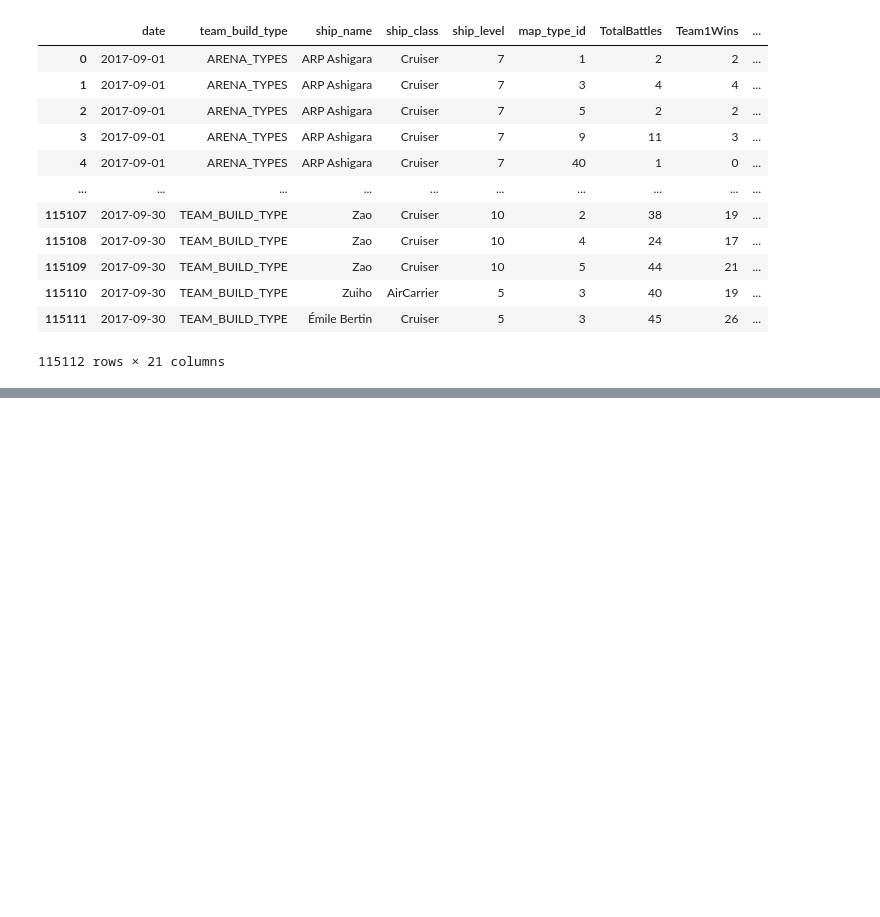
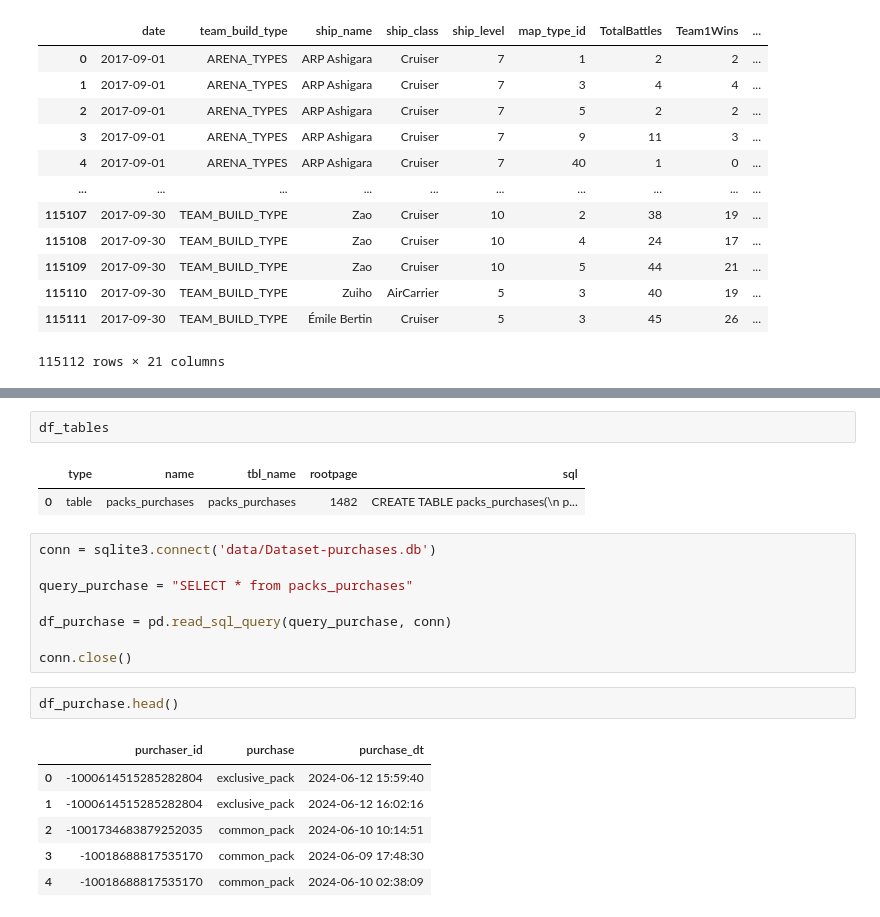
Before and after one commit to opqi/lestra_test, a Jupyter notebook: explore_data.ipynb, the cells around one changed output, grey strips where cells are left out. Drawn from its saved outputs; the diff is of its cells as text; blank space fills up the shorter version.

```diff
--- a/explore_data.ipynb
+++ b/explore_data.ipynb
@@ -145,0 +156,22 @@ df_daily_gran
+# %%
+df_tables
+# %% [output]
+|  | type | name | tbl_name | rootpage | sql |
+| 0 | table | packs_purchases | packs_purchases | 1482 | CREATE TABLE packs_purchases(\n p... |
+# %%
+conn = sqlite3.connect('data/Dataset-purchases.db')
+
+query_purchase = "SELECT * from packs_purchases"
+
+df_purchase = pd.read_sql_query(query_purchase, conn)
+
+conn.close()
+# %%
+df_purchase.head()
+# %% [output]
+|  | purchaser_id | purchase | purchase_dt |
+| 0 | -1000614515285282804 | exclusive_pack | 2024-06-12 15:59:40 |
+| 1 | -1000614515285282804 | exclusive_pack | 2024-06-12 16:02:16 |
+| 2 | -1001734683879252035 | common_pack | 2024-06-10 10:14:51 |
+| 3 | -10018688817535170 | common_pack | 2024-06-09 17:48:30 |
+| 4 | -10018688817535170 | common_pack | 2024-06-10 02:38:09 |
```
Also changed, not shown: parts of 6 cells of this notebook, 1 other file.
